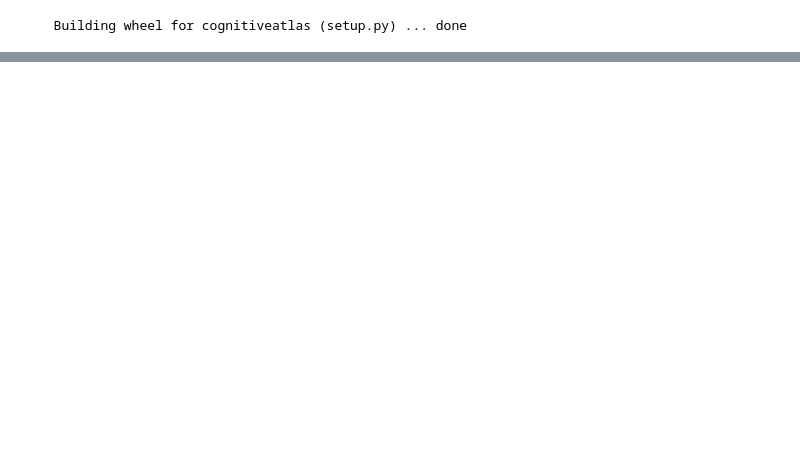
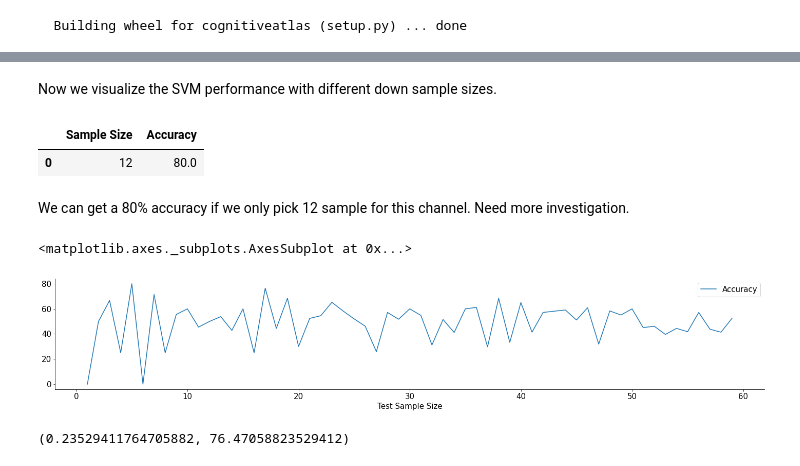
Before and after one commit to TugaAhmed/ECoG_motor_imagery, a Jupyter notebook: projects/ECoG/code/ECoG_workflow.ipynb, the cells around one changed output, grey strips where cells are left out. Saved outputs shown, nothing was run; the diff lists cells and outputs as text; code cells hidden in the pictures; blank space fills up the shorter version.

```diff
--- a/projects/ECoG/code/ECoG_workflow.ipynb
+++ b/projects/ECoG/code/ECoG_workflow.ipynb
@@ -133,0 +130,6 @@ SVC(C=100, gamma=0.001)
+# %%
+x = X1
+y = y
+# x_t = X1.T
+# x_t_downsamp = x_t[::5]
+# x_downsamp = x_t_downsamp.T
@@ -133,0 +138,11 @@ SVC(C=100, gamma=0.001)
+# %%
+def down_sample(X, desired_len = 55):
+  # transpose matrix
+  x_t = X.T
+  # slice the matrix
+  x_t_downsamp = x_t[::X.shape[1]//desired_len]
+  # transpose the matrix back to normal
+  x_downsamp = x_t_downsamp.T
+  return x_downsamp
+# print(x_downsamp.shape)
+down_sample(x).shape
@@ -133,0 +174,19 @@ SVC(C=100, gamma=0.001)
+# %%
+def get_max_row(dat_fram, pick_max=True, value=None):
+  if pick_max==True:
+    max_val = dat_fram.max()[1]
+    result = dat_fram.loc[dat_fram['Accuracy'] == max_val]
+  else:
+    result = dat_fram.loc[dat_fram['Accuracy'] == value]
+  return result
+# %% [markdown]
+Now we visualize the SVM performance with different down sample sizes.
+# %%
+# evaluate model by down_sampling
+# 窮舉法
+op_df = pd.DataFrame()
+for i in range(1,x.shape[1]):
+  result = SVM_ECoG(x, y, down_samp=True, down_samp_len=i, gam=0.001, C_value=100)
+  op_sub_df = pd.DataFrame({'Sample Size' : [i], 'Accuracy' : result[1]})
+  op_df = pd.concat([op_df, op_sub_df], axis=0)
+# 梯度下降法
@@ -134,3 +197,29 @@ SVC(C=100, gamma=0.001)
+# %%
+# test get_max_row
+get_max_row(op_df)
+# get_max_row(op_df, pick_max=False, value=60)
+# %% [output]
+|  | Sample Size | Accuracy |
+| 0 | 12 | 80.0 |
+# %% [markdown]
+We can get a 80% accuracy if we only pick 12 sample for this channel. Need more investigation.
+# %%
+op_df_testdat = pd.DataFrame()
+for i in range(1,len(x)):
+  result = SVM_ECoG(x, y, down_samp=True, down_samp_len=157, gam=0.001, C_value=100, test_dat_size=i)
+  op_sub_dat_df = pd.DataFrame({'Test Sample Size' : [i], 'Accuracy' : result[1]})
+  op_df_testdat = pd.concat([op_df_testdat, op_sub_dat_df], axis=0)
+get_max_row(op_df_testdat, pick_max=False, value=70)
+op_df_testdat.plot(x ='Test Sample Size', y='Accuracy', kind = 'line')
+# print(op_df_testdat)
+# %% [output]
+<matplotlib.axes._subplots.AxesSubplot at 0x...>
+[figure, added]
+# %%
+# optimal argument values by far, with an accuracy of 76.47% for SVM for this channel (channel 44)
+SVM_ECoG(x, y, down_samp=True, down_samp_len=157, gam=0.001, C_value=100, test_dat_size=17)
+# %% [output]
+(0.23529411764705882, 76.47058823529412)
 # %%
 #!!!DONT RUN!!! find feature selection library, still doing
 def channel_comp(dat, channel_n):
```
Also changed, not shown: parts of 11 cells of this notebook.
